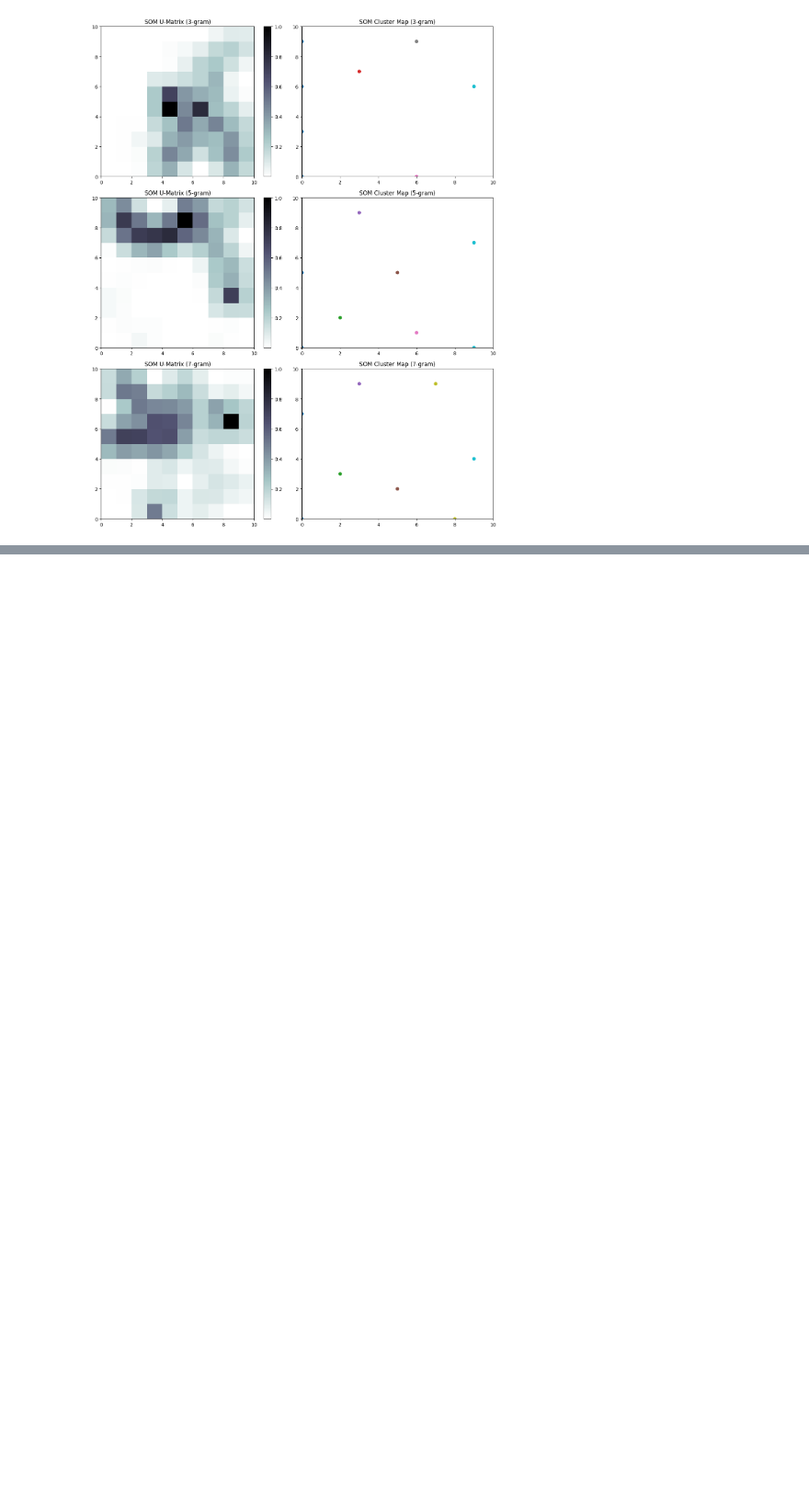
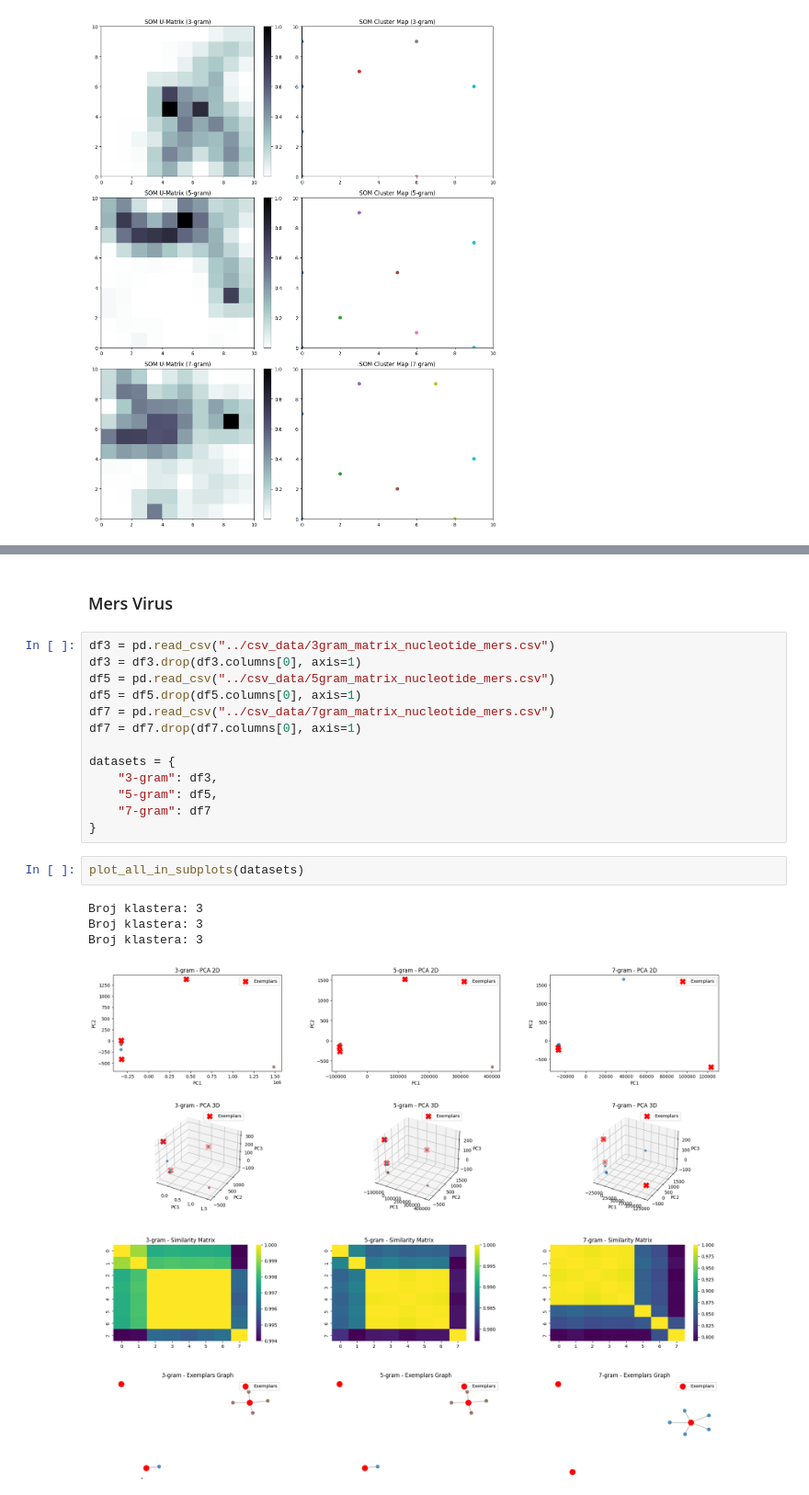
Before and after one commit to ivamilutinovic/data-mining-project, a Jupyter notebook: clustering/Nucleotide.ipynb, the cells around one changed output, grey strips where cells are left out. Shown at 92% size. Cells and saved outputs as stored; diff of their text form; blank space fills up the shorter version.

```diff
--- a/clustering/Nucleotide.ipynb
+++ b/clustering/Nucleotide.ipynb
@@ -459,0 +584,22 @@ som(datasets, som_x=10, som_y=10, iterations=2000)
+# %% [markdown]
+### Mers Virus
+# %%
+df3 = pd.read_csv("../csv_data/3gram_matrix_nucleotide_mers.csv")
+df3 = df3.drop(df3.columns[0], axis=1)
+df5 = pd.read_csv("../csv_data/5gram_matrix_nucleotide_mers.csv")
+df5 = df5.drop(df5.columns[0], axis=1)
+df7 = pd.read_csv("../csv_data/7gram_matrix_nucleotide_mers.csv")
+df7 = df7.drop(df7.columns[0], axis=1)
+
+datasets = {
+    "3-gram": df3,
+    "5-gram": df5,
+    "7-gram": df7
+}
+# %%
+plot_all_in_subplots(datasets)
+# %% [output]
+Broj klastera: 3
+Broj klastera: 3
+Broj klastera: 3
+[figure, added]
```
Also changed, not shown: parts of 12 cells of this notebook.
